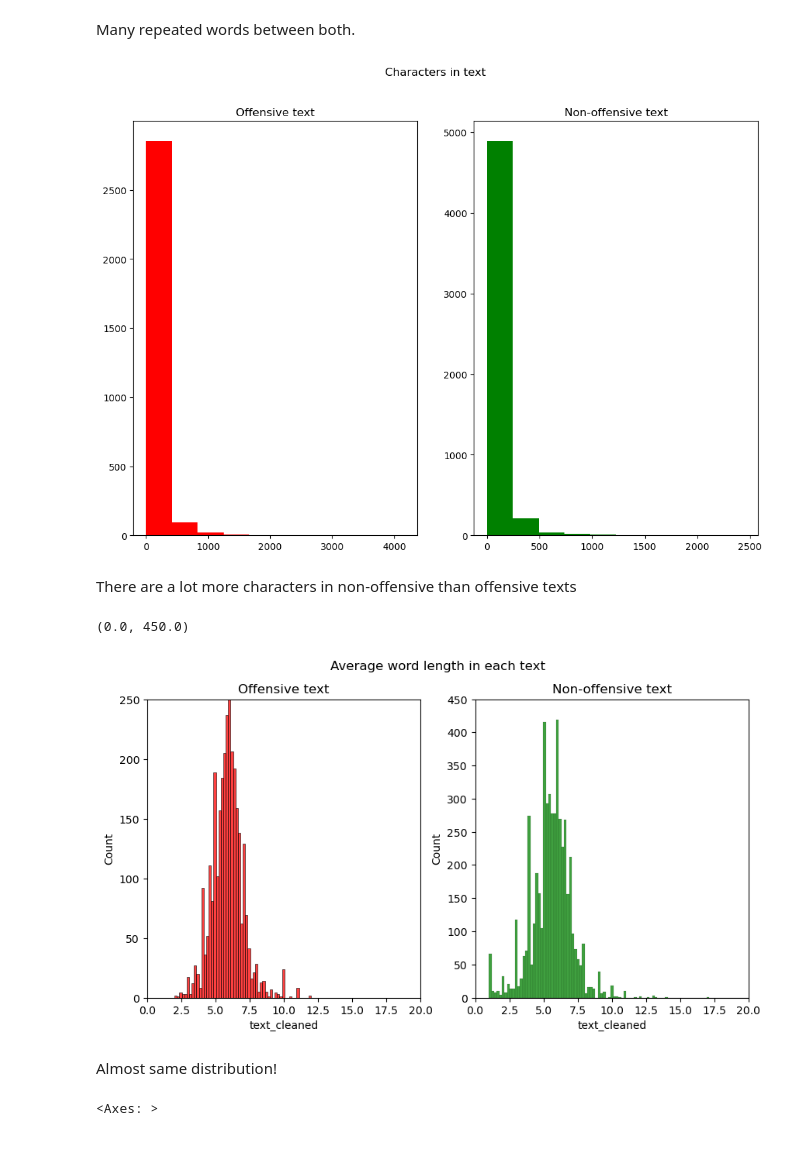
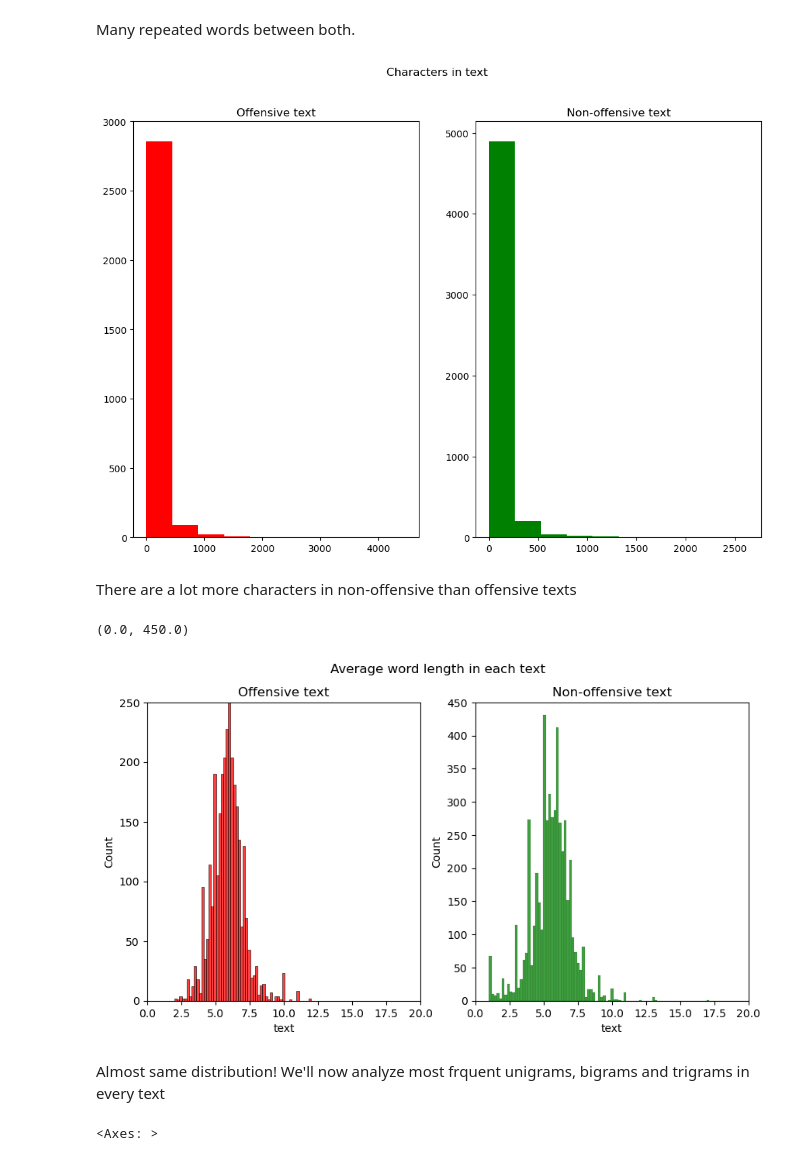
Before and after one commit to G1-ABID-23-24/offensive-language-detection-2024, a Jupyter notebook: 0_data_processing.ipynb, the cells around one changed output. Drawn from its saved outputs; the diff is of its cells as text; code cells hidden in the pictures.

```diff
--- a/0_data_processing.ipynb
+++ b/0_data_processing.ipynb
@@ -63,0 +50,4 @@ df['text_cleaned'] = df['text'].apply(remove_stop_words)
+# %%
+x = df.label.value_counts()
+sns.barplot(x=x.index, y=x.values)
+plt.gca().set_ylabel('samples')
@@ -63,0 +105,14 @@ df['text_cleaned'] = df['text'].apply(remove_stop_words)
+# %%
+#Common punctuation in offensive texts
+plt.figure(figsize=(10,5))
+corpus=create_corpus(1)
+
+dic=defaultdict(int)
+import string
+special = string.punctuation
+for i in (corpus):
+    if i in special:
+        dic[i]+=1
+
+x,y=zip(*dic.items())
+plt.bar(x,y)
@@ -63,0 +122,14 @@ df['text_cleaned'] = df['text'].apply(remove_stop_words)
+# %%
+#Common punctuation in non-offensive texts
+plt.figure(figsize=(10,5))
+corpus=create_corpus(0)
+
+dic=defaultdict(int)
+import string
+special = string.punctuation
+for i in (corpus):
+    if i in special:
+        dic[i]+=1
+
+x,y=zip(*dic.items())
+plt.bar(x,y,color='green')
@@ -108,27 +243,27 @@ Many repeated words between both.
 # %%
 #Comparison of characters in a text between offensive and non-offensive texts
 fig,(ax1,ax2)=plt.subplots(1,2,figsize=(12,8))
-text_len=df[df['label']==1]['text_cleaned'].str.len()
+text_len=df[df['label']==1]['text'].str.len()
 ax1.hist(text_len,color='red')
 ax1.set_title('Offensive text')
-text_len=df[df['label']==0]['text_cleaned'].str.len()
+text_len=df[df['label']==0]['text'].str.len()
 ax2.hist(text_len,color='green')
 ax2.set_title('Non-offensive text')
 fig.suptitle('Characters in text')
 plt.show()
 # %% [output]
-[figure, old version]
+[figure, new version]
 # %% [markdown]
 There are a lot more characters in non-offensive than offensive texts
 # %%
 #Comparison between average word length in non-offensive and offensive texts
 fig,(ax1,ax2)=plt.subplots(1,2,figsize=(10,5))
-word=df[df['label']==1]['text_cleaned'].str.split().apply(lambda x : [len(i) for i in x])
+word=df[df['label']==1]['text'].str.split().apply(lambda x : [len(i) for i in x])
 sns.histplot(word.map(lambda x: np.mean(x)),ax=ax1,color='red')
 ax1.set_title('Offensive text')
 ax1.set_xlim(0, 20)
 ax1.set_ylim(0, 250)
-word=df[df['label']==0]['text_cleaned'].str.split().apply(lambda x : [len(i) for i in x])
+word=df[df['label']==0]['text'].str.split().apply(lambda x : [len(i) for i in x])
 sns.histplot(word.map(lambda x: np.mean(x)),ax=ax2,color='green')
 ax2.set_title('Non-offensive text')
 fig.suptitle('Average word length in each text')
@@ -136,7 +271,7 @@ ax2.set_xlim(0, 20)
 ax2.set_ylim(0, 450)
 # %% [output]
 (0.0, 450.0)
-[figure, old version]
+[figure, new version]
-# %% [markdown]
-Almost same distribution!
+# %% [markdown]
+Almost same distribution! We'll now analyze most frquent unigrams, bigrams and trigrams in every text
 # %%
```
Also changed, not shown: parts of 28 cells of this notebook, 1 other file.
